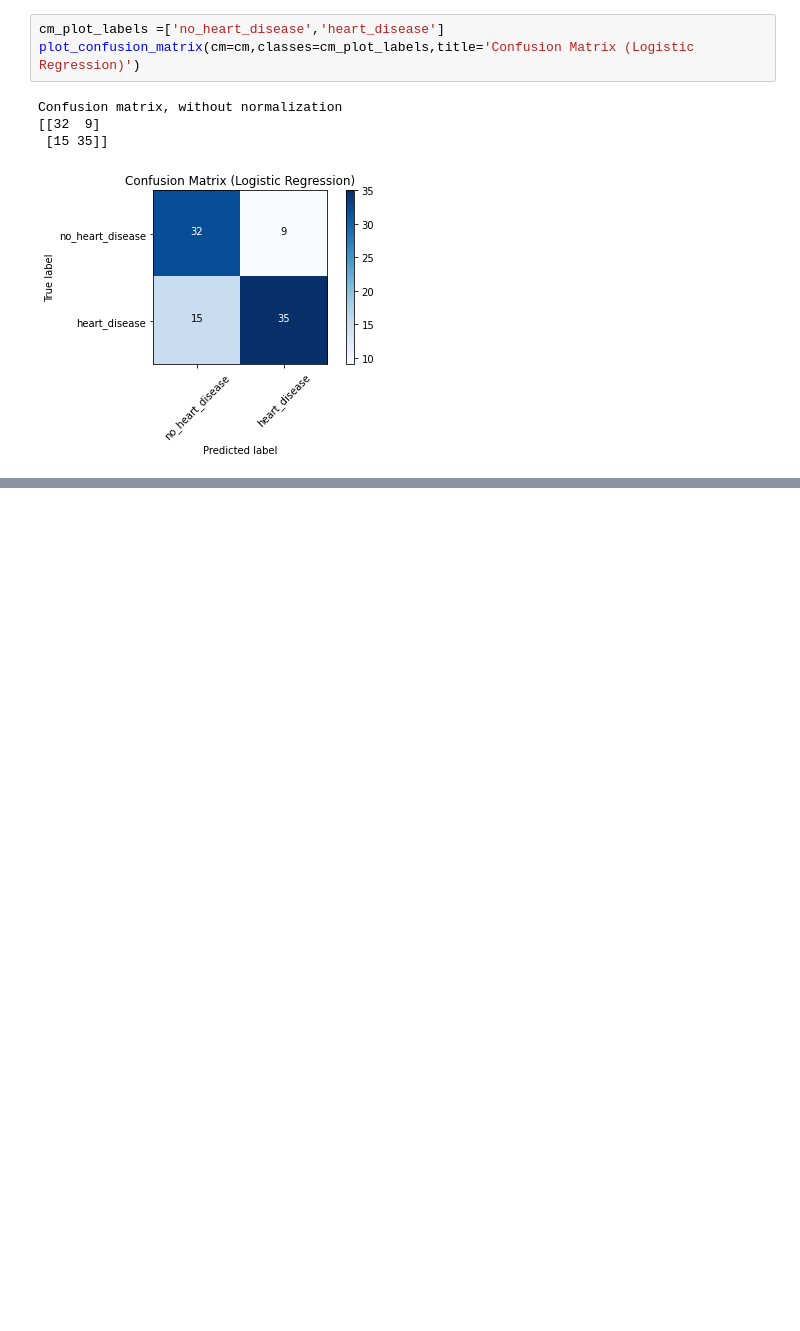
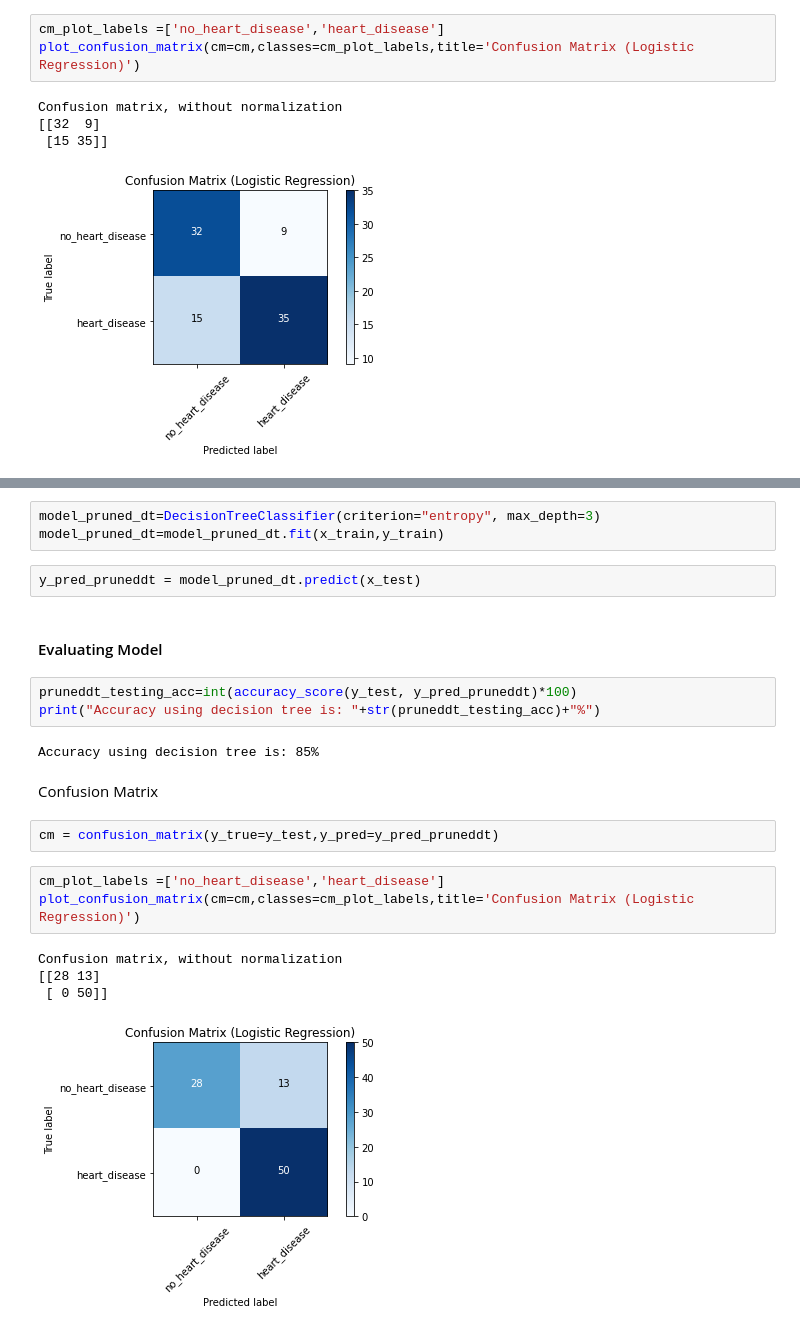
Before and after one commit to rebeccatannous/heart-disease-prediction-with-machine-learning, a Jupyter notebook: heart_disease_prediction.ipynb, the cells around one changed output, grey strips where cells are left out. Saved outputs shown, nothing was run; the diff lists cells and outputs as text; blank space fills up the shorter version.

Commit message:
implemented optimized decision tree

```diff
--- a/heart_disease_prediction.ipynb
+++ b/heart_disease_prediction.ipynb
@@ -325,0 +334,24 @@ Confusion matrix, without normalization
+# %%
+model_pruned_dt=DecisionTreeClassifier(criterion="entropy", max_depth=3)
+model_pruned_dt=model_pruned_dt.fit(x_train,y_train)
+# %%
+y_pred_pruneddt = model_pruned_dt.predict(x_test)
+# %% [markdown]
+#### Evaluating Model
+# %%
+pruneddt_testing_acc=int(accuracy_score(y_test, y_pred_pruneddt)*100)
+print("Accuracy using decision tree is: "+str(pruneddt_testing_acc)+"%")
+# %% [output]
+Accuracy using decision tree is: 85%
+# %% [markdown]
+Confusion Matrix
+# %%
+cm = confusion_matrix(y_true=y_test,y_pred=y_pred_pruneddt)
+# %%
+cm_plot_labels =['no_heart_disease','heart_disease']
+plot_confusion_matrix(cm=cm,classes=cm_plot_labels,title='Confusion Matrix (Logistic Regression)')
+# %% [output]
+Confusion matrix, without normalization
+[[28 13]
+ [ 0 50]]
+[figure, added]
```
Also changed, not shown: parts of 11 cells of this notebook.
